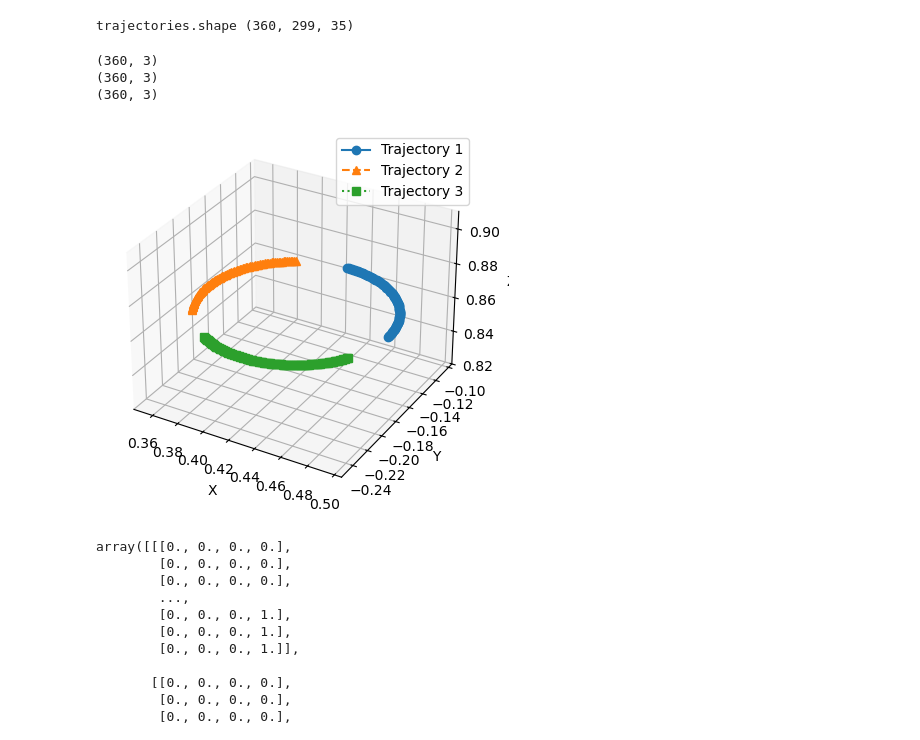
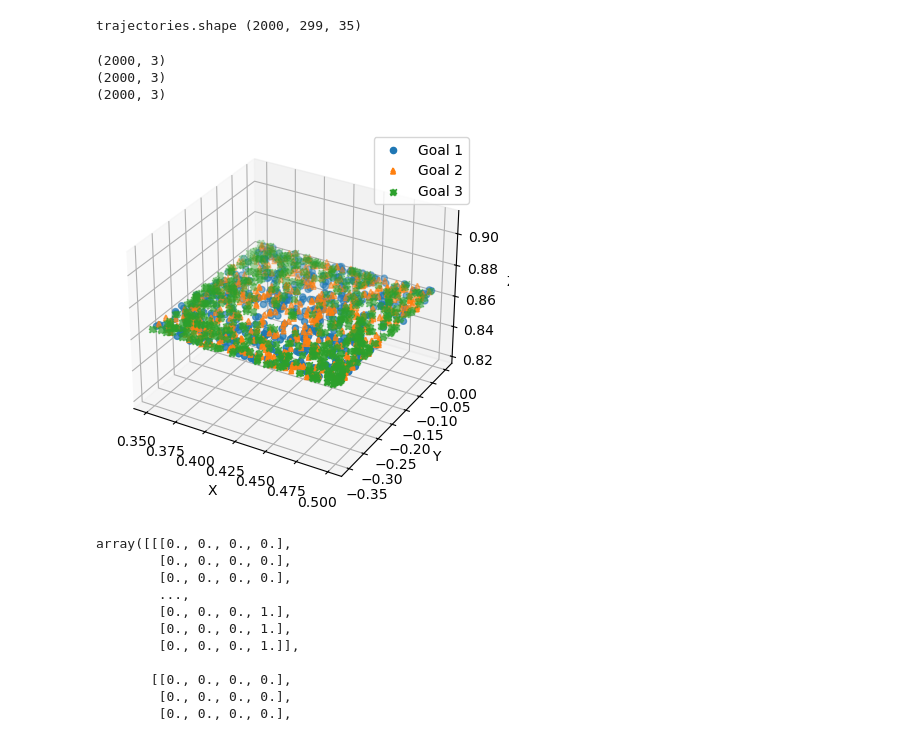
Before and after one commit to arash-mehrabi-z/dnfc-torobo, a Jupyter notebook: feedback_controller/fbc/neural_network/data.ipynb, the cells around one changed output. Drawn from its saved outputs; the diff is of its cells as text; code cells hidden in the pictures.

Commit message:
Init random dataset

```diff
--- a/feedback_controller/fbc/neural_network/data.ipynb
+++ b/feedback_controller/fbc/neural_network/data.ipynb
@@ -4,13 +4,13 @@ import os
 import matplotlib.pyplot as plt
 from mpl_toolkits.mplot3d import Axes3D
 # %%
-ds_root_dir = "data/torobo/trajs:360_blocks:3_triangle_v"
+ds_root_dir = "data/torobo/trajs:2000_blocks:3_random"
 file_name = "train_ds.npy"
 data_file_path = os.path.join(ds_root_dir, file_name)
 trajectories = np.load(data_file_path)
 print("trajectories.shape", trajectories.shape)
 # %% [output]
-trajectories.shape (360, 299, 35)
+trajectories.shape (2000, 299, 35)
 # %%
 def visualize(data1, data2, data3, idx):
     # Extract x, y, z coordinates for all datasets
@@ -23,13 +23,13 @@ def visualize(data1, data2, data3, idx):
     ax = fig.add_subplot(111, projection='3d')
 
     # Plot the first trajectory
-    ax.plot(x1, y1, z1, label='Trajectory 1', linestyle='-', marker='o')
+    ax.scatter(x1, y1, z1, label='Goal 1', linestyle='-', marker='o')
 
     # Plot the second trajectory
-    ax.plot(x2, y2, z2, label='Trajectory 2', linestyle='--', marker='^')
+    ax.scatter(x2, y2, z2, label='Goal 2', linestyle='--', marker='^')
 
     # Plot the third trajectory
-    ax.plot(x3, y3, z3, label='Trajectory 3', linestyle=':', marker='s')
+    ax.scatter(x3, y3, z3, label='Goal 3', linestyle=':', marker='s')
 
     # Add labels and legend
     ax.set_xlabel('X')
@@ -42,17 +42,17 @@ def visualize(data1, data2, data3, idx):
 # %%
 data1 = trajectories[:, 0, 15:18]
 print(data1.shape)
 data2 = trajectories[:, 0, 18:21]
 print(data2.shape)
 data3 = trajectories[:, 0, 21:24]
 print(data3.shape)
 
-visualize(data1, data2, data3, idx=90)
+visualize(data1, data2, data3, idx=512)
 # %% [output]
-(360, 3)
-(360, 3)
-(360, 3)
+(2000, 3)
+(2000, 3)
+(2000, 3)
-[figure, old version]
+[figure, new version]
 # %%
 trajectories[:, :, 24:28][:10]
 # %% [output]
```
Also changed, not shown: parts of 2 cells of this notebook, 11 other files.
